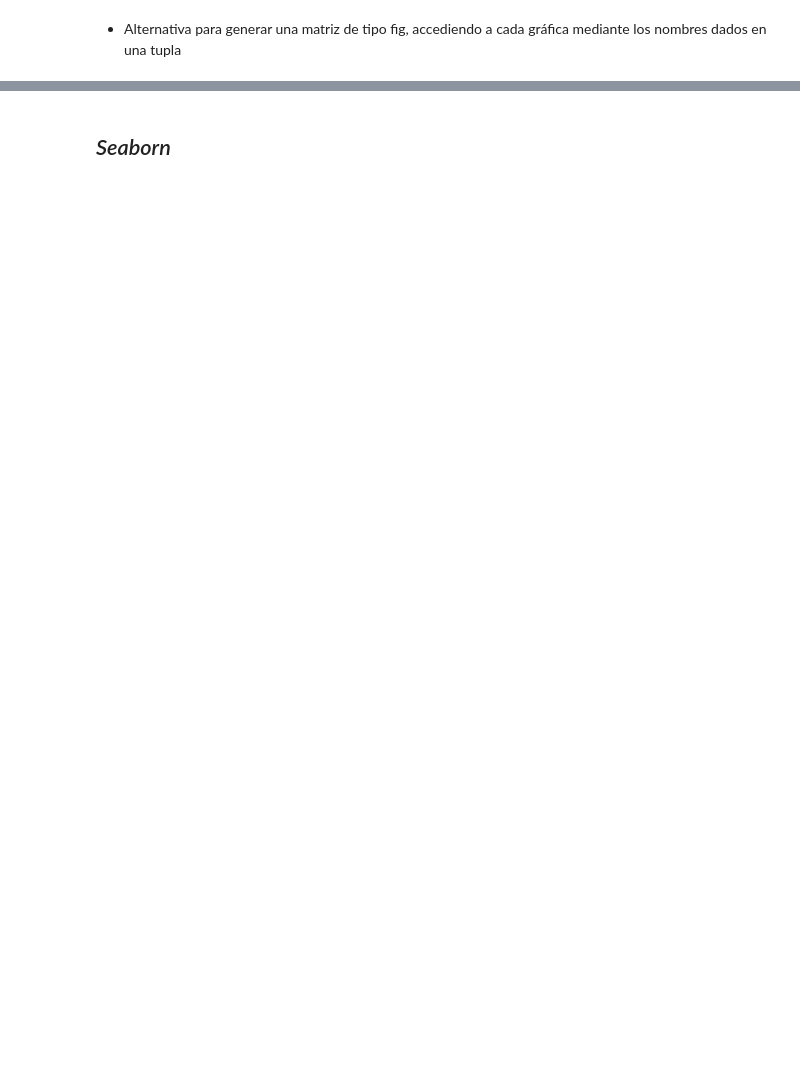
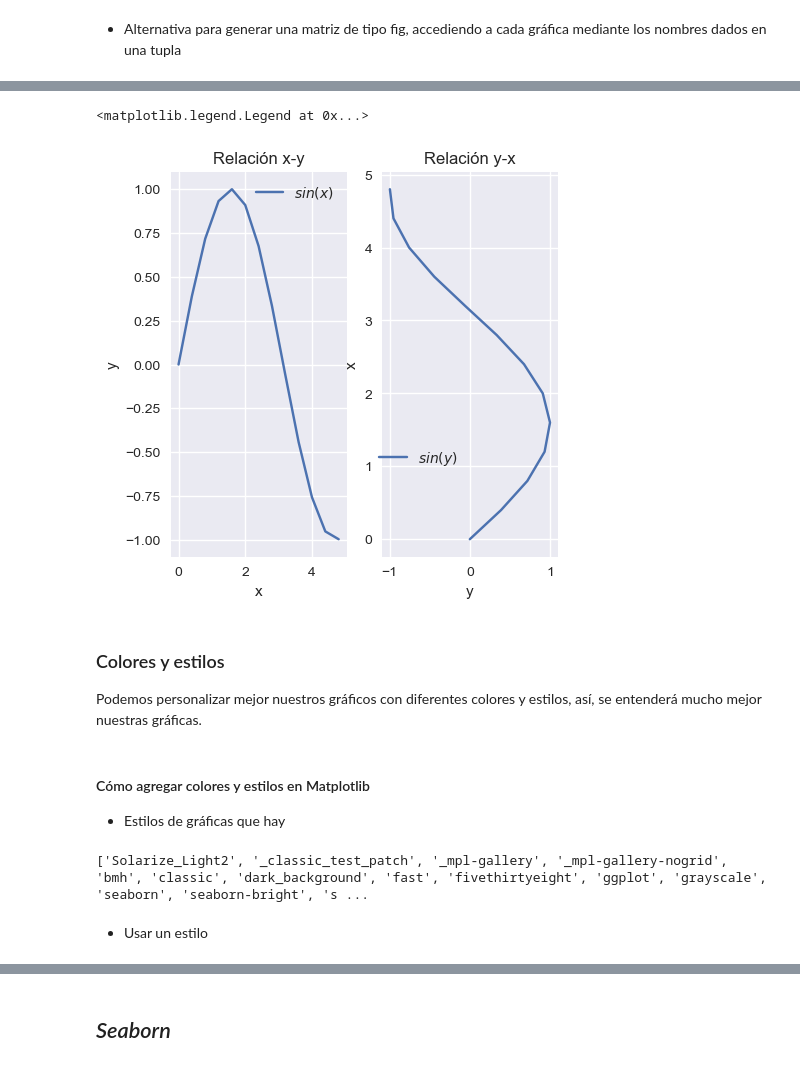
Before and after one commit to dhduartea/Curso_Visualizacion_Datos_Matplotlib_Seaborn, a Jupyter notebook: matplot_seaborn.ipynb, the cells around one changed output, grey strips where cells are left out. Drawn from its saved outputs; the diff is of its cells as text; code cells hidden in the pictures; blank space fills up the shorter version.

Commit message:
Terminación MatplotLib

```diff
--- a/matplot_seaborn.ipynb
+++ b/matplot_seaborn.ipynb
@@ -247,0 +246,23 @@ fig.tight_layout()
+# %%
+x=np.arange(0,5,0.4)
+y=np.sin(x)
+# %%
+fig, axes = plt.subplots(1,2, figsize=(5,5))
+axes[0].plot(x,y, label="$sin(x)$")
+axes[0].set_title("Relación x-y")#Título de gráfica 1
+axes[0].set_xlabel("x")#Título eje x ax0
+axes[0].set_ylabel("y")#Título eje y ax0
+axes[0].legend() # para que aparezcala el label definido en plot
+
+axes[1].plot(y,x, label="$sin(y)$")
+axes[1].set_title("Relación y-x")
+axes[1].set_xlabel("y")
+axes[1].set_ylabel("x")
+axes[1].legend(loc="lower right", #Loc pone el label en la posición deseada
+        bbox_to_anchor=(0.5,0.2)) #bbbox define el ancho del label
+# %% [output]
+<matplotlib.legend.Legend at 0x...>
+[figure, added]
+# %% [markdown]
+### Colores y estilos
+Podemos personalizar mejor nuestros gráficos con diferentes colores y estilos, así, se entenderá mucho mejor nuestras gráficas.
@@ -247,0 +272,9 @@ fig.tight_layout()
+# %% [markdown]
+#### Cómo agregar colores y estilos en Matplotlib
+- Estilos de gráficas que hay
+# %%
+print(plt.style.available) #Muestra los stilos que tiene matplot
+# %% [output]
+['Solarize_Light2', '_classic_test_patch', '_mpl-gallery', '_mpl-gallery-nogrid', 'bmh', 'classic', 'dark_background', 'fast', 'fivethirtyeight', 'ggplot', 'grayscale', 'seaborn', 'seaborn-bright', 's ...
+# %% [markdown]
+- Usar un estilo
```
Also changed, not shown: parts of 76 cells of this notebook.
